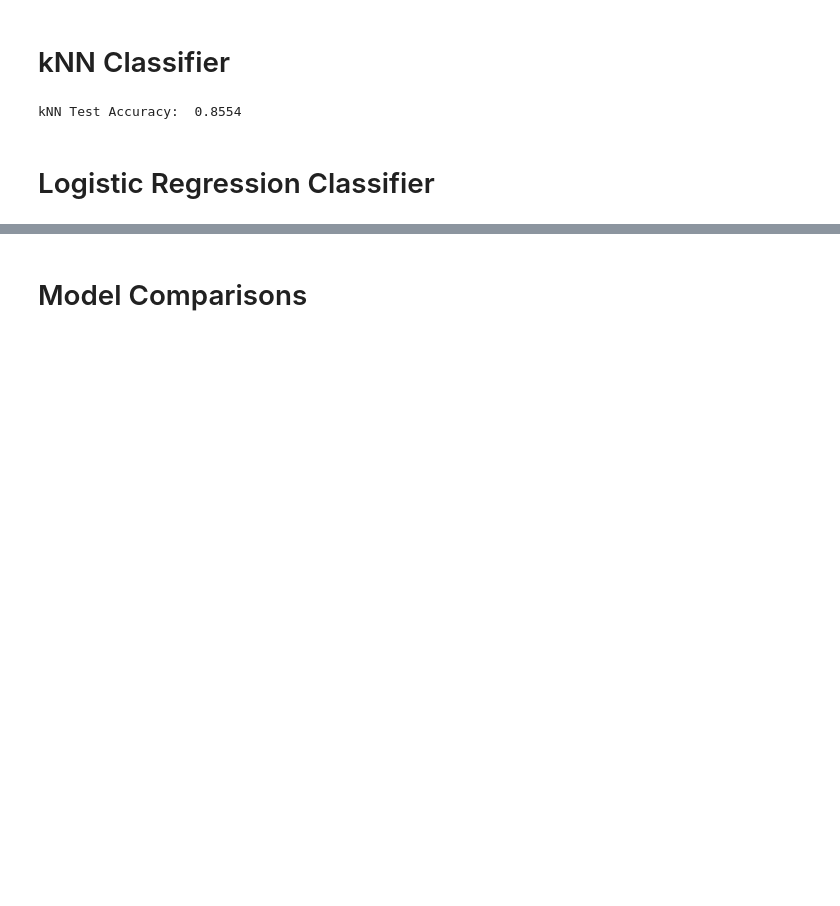
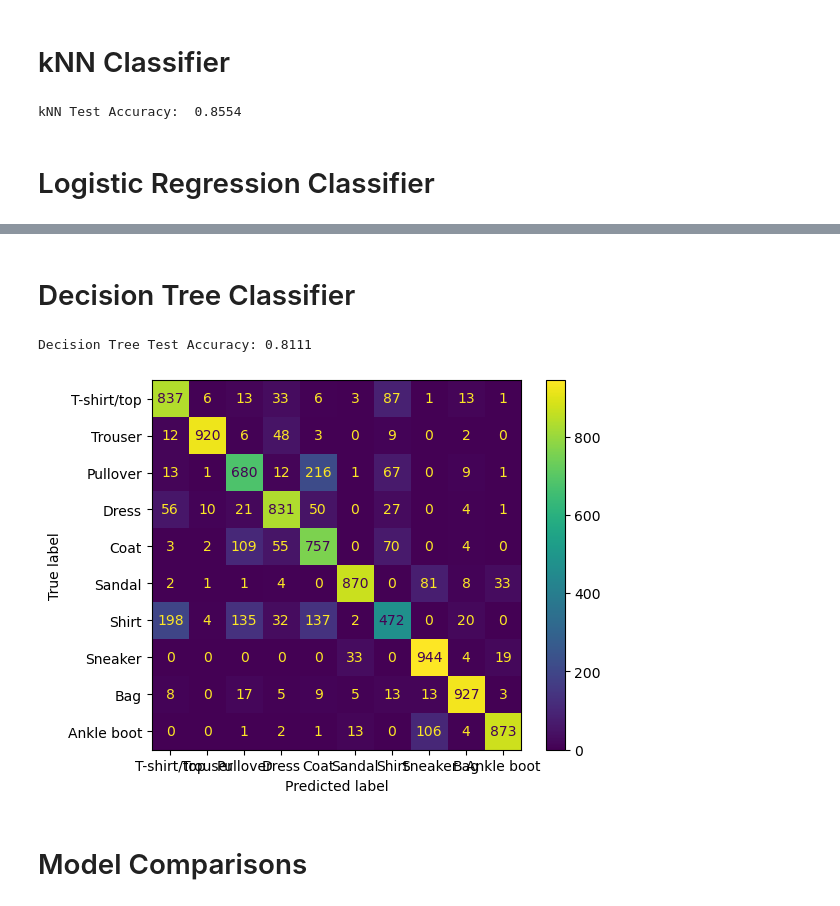
Before and after one commit to gregkhanoyan/cs178-final-project, a Jupyter notebook: CS178 Final Project.ipynb, the cells around one changed output, grey strips where cells are left out. Cells and saved outputs as stored; diff of their text form; code cells hidden in the pictures; blank space fills up the shorter version.

```diff
--- a/CS178 Final Project.ipynb
+++ b/CS178 Final Project.ipynb
@@ -192,3 +193,29 @@ Logistic Regression Test accuracy: 0.8428
+# %% [markdown]
+# Decision Tree Classifier
+# %%
+# load and preprocess data
+train_images_flat = train_images.reshape((train_images.shape[0], -1))
+test_images_flat = test_images.reshape((test_images.shape[0], -1))
+
+# normalize pixel values to 0 and 1
+train_images_flat, test_images_flat = train_images_flat / 255.0, test_images_flat / 255.0
+
+# initialize and train the classifier
+dt_classifier = DecisionTreeClassifier(max_depth=10, criterion='entropy', splitter='best')
+dt_classifier.fit(train_images_flat, train_labels)
+
+# predict and evaluate
+dt_predictions = dt_classifier.predict(test_images_flat)
+dt_accuracy = accuracy_score(test_labels, dt_predictions)
+print('Decision Tree Test Accuracy:', dt_accuracy)
+
+# confusion matrix
+dt_cm = confusion_matrix(test_labels, dt_predictions)
+ConfusionMatrixDisplay(confusion_matrix=dt_cm, display_labels=class_names).plot()
+plt.show()
+# %% [output]
+Decision Tree Test Accuracy: 0.8111
+[figure, added]
 # %% [markdown]
 # Model Comparisons
 # %%
```
Also changed, not shown: parts of 6 cells of this notebook.
